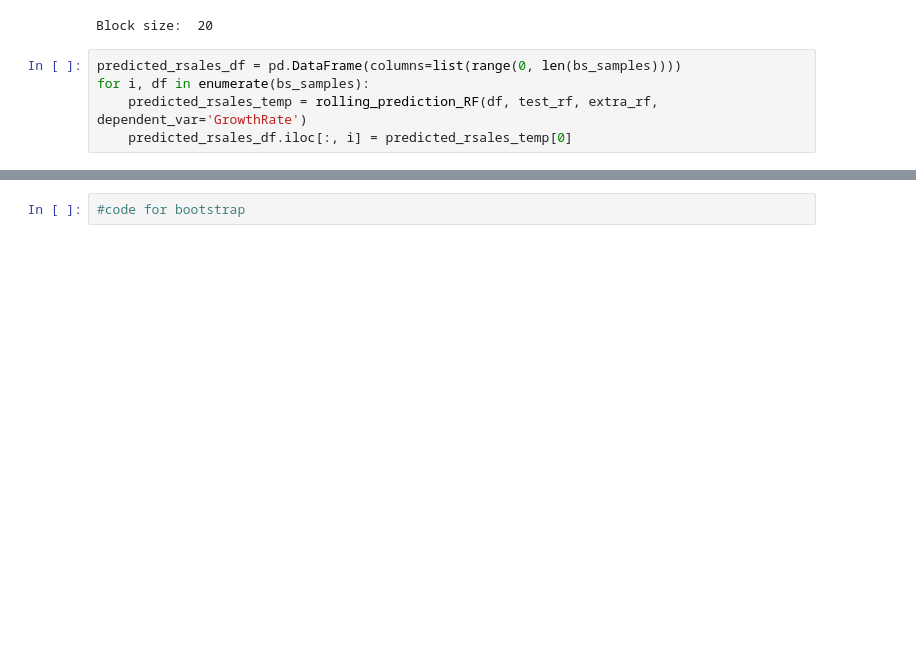
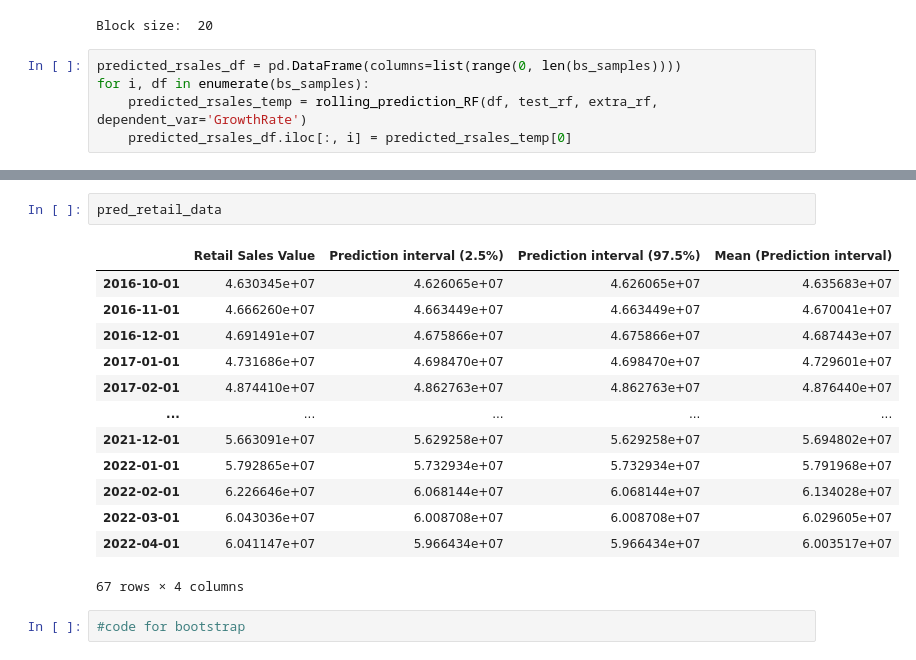
Before and after one commit to ubco-mds-2021-labs/capstone-project-googletrends_capstone, a Jupyter notebook: src/notebooks/RetailSales_updated.ipynb, the cells around one changed output, grey strips where cells are left out. Cells and saved outputs as stored; diff of their text form; blank space fills up the shorter version.

```diff
--- a/src/notebooks/RetailSales_updated.ipynb
+++ b/src/notebooks/RetailSales_updated.ipynb
@@ -1811,3 +1959,19 @@ data
+# %%
+pred_retail_data
+# %% [output]
+|  | Retail Sales Value | Prediction interval (2.5%) | Prediction interval (97.5%) | Mean (Prediction interval) |
+| 2016-10-01 | 4.630345e+07 | 4.626065e+07 | 4.626065e+07 | 4.635683e+07 |
+| 2016-11-01 | 4.666260e+07 | 4.663449e+07 | 4.663449e+07 | 4.670041e+07 |
+| 2016-12-01 | 4.691491e+07 | 4.675866e+07 | 4.675866e+07 | 4.687443e+07 |
+| 2017-01-01 | 4.731686e+07 | 4.698470e+07 | 4.698470e+07 | 4.729601e+07 |
+| 2017-02-01 | 4.874410e+07 | 4.862763e+07 | 4.862763e+07 | 4.876440e+07 |
+| ... | ... | ... | ... | ... |
+| 2021-12-01 | 5.663091e+07 | 5.629258e+07 | 5.629258e+07 | 5.694802e+07 |
+| 2022-01-01 | 5.792865e+07 | 5.732934e+07 | 5.732934e+07 | 5.791968e+07 |
+| 2022-02-01 | 6.226646e+07 | 6.068144e+07 | 6.068144e+07 | 6.134028e+07 |
+| 2022-03-01 | 6.043036e+07 | 6.008708e+07 | 6.008708e+07 | 6.029605e+07 |
+| 2022-04-01 | 6.041147e+07 | 5.966434e+07 | 5.966434e+07 | 6.003517e+07 |
+67 rows × 4 columns
 # %%
 #code for bootstrap
 # %%
```
Also changed, not shown: parts of 15 cells of this notebook.
